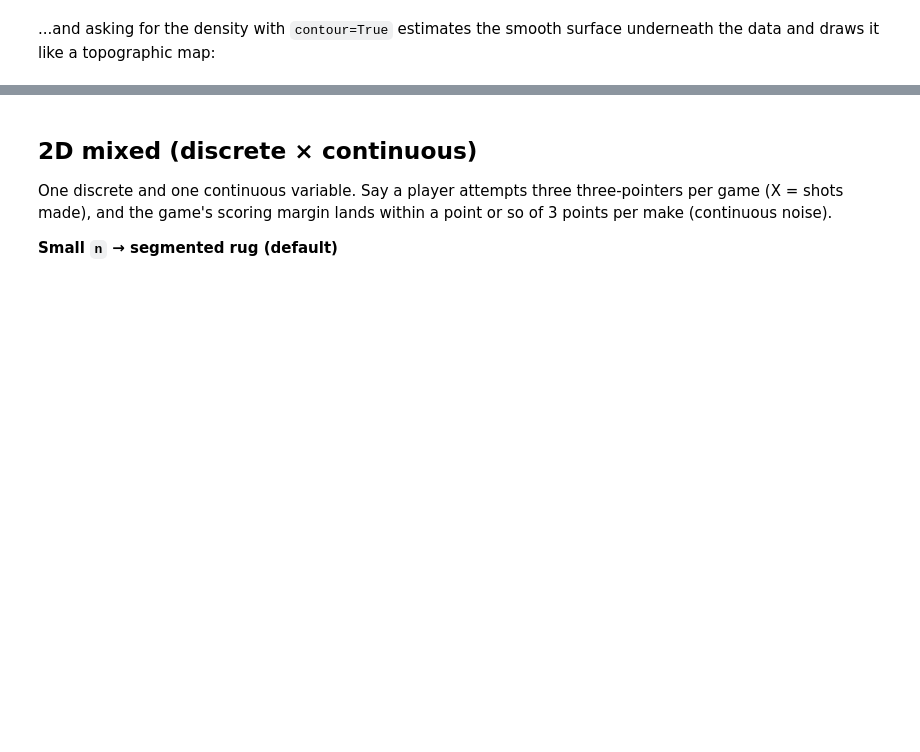
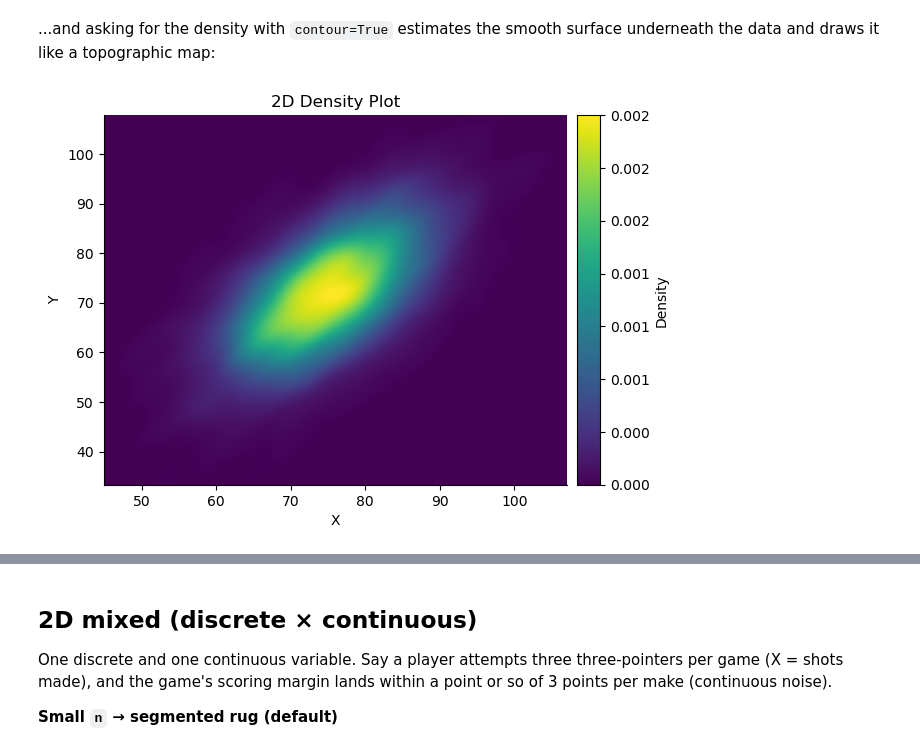
Before and after one commit to calpoly-symbulate/symbulate, a Jupyter notebook: team/presentation_default_plots.ipynb, the cells around one changed output, grey strips where cells are left out. Drawn from its saved outputs; the diff is of its cells as text; code cells hidden in the pictures; blank space fills up the shorter version.

```diff
--- a/team/presentation_default_plots.ipynb
+++ b/team/presentation_default_plots.ipynb
@@ -181,6 +181,10 @@ scores.plot(hex=True)
 # %% [markdown]
 ...and asking for the density with `contour=True` estimates the smooth surface
 underneath the data and draws it like a topographic map:
+# %%
+scores.plot(type="density")
+# %% [output]
+[figure, added]
 # %%
 scores.plot(type="density", contour=True)
 # %% [output]
```
Also changed, not shown: parts of 32 cells of this notebook.
